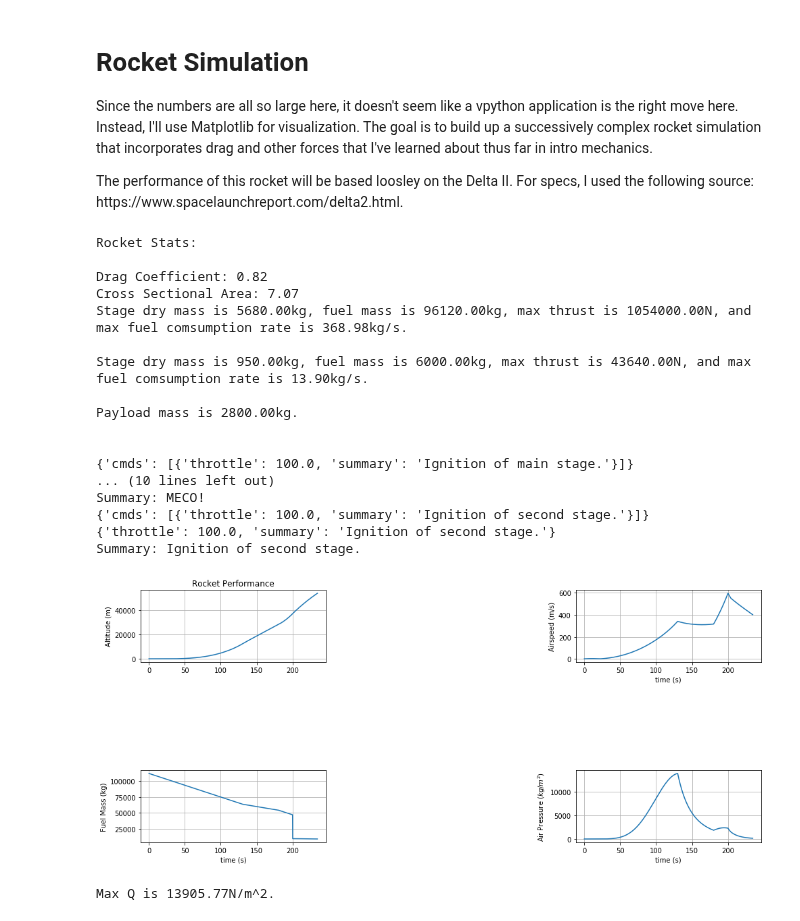
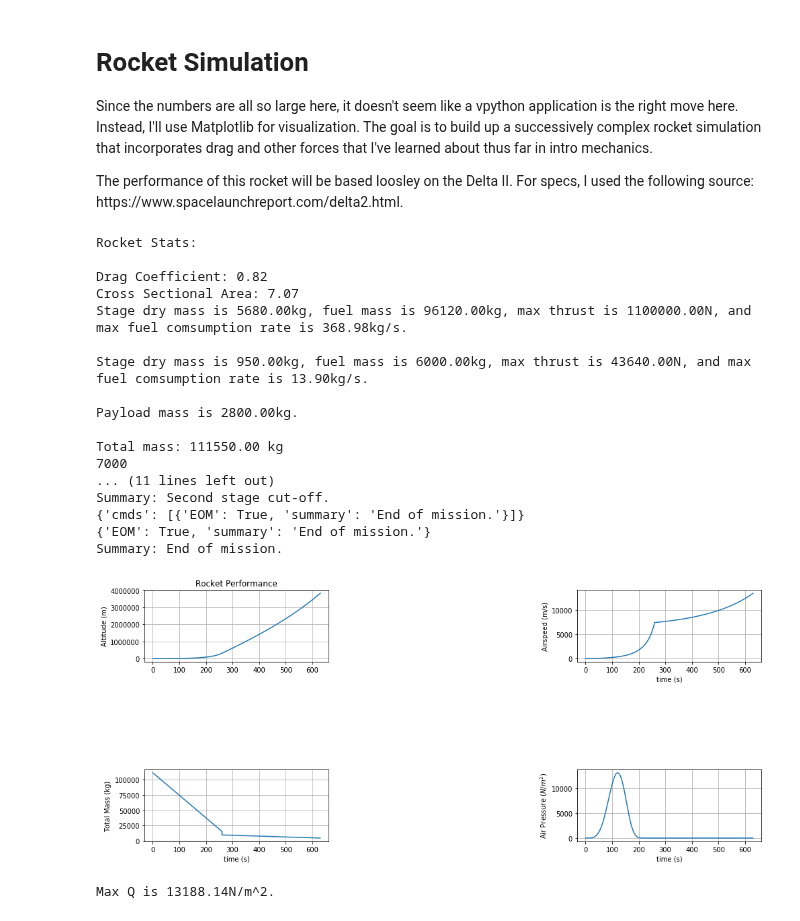
Before and after one commit to PSR193721/Delta2Simulator, a Jupyter notebook: rocket.ipynb, the cells around one changed output. Saved outputs shown, nothing was run; the diff lists cells and outputs as text; code cells hidden in the pictures.

Commit message:
flt plan messages and more
a few minor tweaks includeing pring statements for flt plan cmds, and a few changes to the Rocket class.

```diff
--- a/rocket.ipynb
+++ b/rocket.ipynb
@@ -14,14 +14,27 @@ import json
 g = 9.8 # acceleration due to gravity near the Earth's surface
 dt = 0.01 # simulation time step
 t = 0 # simulation time
-burn_time = 260.5 # TODO: burn time of main engine. temp var, will replace when dmdt != 0
 
 # atmosphere
 rho_air = lambda altitude: 1.225*exp(-altitude/8500) # atmospheric density as a function of altitude
 
+def atmo_pressure(altitude):
+    if altitude >= 2.5E4:
+        T = -131.21 + 0.00299*altitude
+        P = 2.488*((T+273.1)/216.6)**-11.388
+    elif altitude >= 1.1E4 and altitude < 2.5E4:
+        T = -56.46
+        P = 22.65*np.exp(1.73 - 0.000157*altitude)
+    else:
+        T = 15.04 - 0.00649*altitude
+        P = 101.29*((T+273.1)/288.08)**5.256
+
+    #convert from kPa to Pa and return
+    return P*1000
+
 # Create a rocket
 deltaII = Rocket(pos=Vector(0,0,0), coeff_drag=0.82, cross_sec_area=np.pi*1.5**2)
-main_stage = Stage({"dry_mass": 5.680E3, "fuel_mass": 9.6120E4, "max_thrust_mag": 1.054000E6, "max_dmdt": 368.98})
+main_stage = Stage({"dry_mass": 5.680E3, "fuel_mass": 9.6120E4, "max_thrust_mag": 1.10E6, "max_dmdt": 368.98}) #8.89659E5
 second_stage = Stage({"dry_mass": 950.0, "fuel_mass": 6000.0, "max_thrust_mag": 4.3640E4, "max_dmdt": 13.9})
 deltaII.add_stage(main_stage)
 deltaII.add_stage(second_stage)
@@ -30,22 +43,31 @@ deltaII.add_payload(payload)
 
 print(deltaII)
 
+# load flight plan from file
+with open('flt-plan.json') as f:
+  flt_plan = json.load(f)
+
+total_data_points = 0
+
+if len(flt_plan) > 0:
+    cmd = flt_plan[-1]
+    try:
+        total_data_points = int(float(next(iter(cmd)))) * 10
+        print(total_data_points)
+    except:
+        raise ValueError
+
 # data collection variables
 idx = 0
 data_point_counter = 0
-total_data_points = 2605
 data_time = np.zeros(total_data_points)
 data_altitude = np.zeros(total_data_points)
 data_velocity = np.zeros(total_data_points)
 data_mass = np.zeros(total_data_points)
 data_pressure = np.zeros(total_data_points)
 
-# load flight plan from file
-with open('flt-plan.json') as f:
-  flt_plan = json.load(f)
-
 def check_flt_plan(time):
-    global flt_plan
+    global flt_plan, EOM
     tm = "{:0.2f}".format(time)
     menu = next((d for i,d in enumerate(flt_plan) if tm in d), None)
     if menu is not None:
@@ -60,10 +82,16 @@ def check_flt_plan(time):
                 deltaII.adjust_throttle(cmd["throttle"])
             if cmd.get("separate", None) is not None:
                 deltaII.separate_active_stage()
+            if cmd.get("EOM", None) is not None:
+                EOM = True
             # print command summary
             print("Summary: {:}".format(cmd.get("summary", "None")))
 
-while t <= burn_time:
+EOM = False
+while not EOM:
+
+    # check flight plan for updates
+    check_flt_plan(t)
 
     # calculate net force on rocket
     Fgrav = Vector(0,-deltaII.get_total_mass()*g,0)
@@ -84,9 +112,6 @@ while t <= burn_time:
 
     deltaII.update_total_mass(dt)
 
-    # check flight plan for updates
-    check_flt_plan(t)
-
     if data_point_counter == 9 and idx < total_data_points:
         data_point_counter = 0
         data_time[idx] = t
@@ -98,6 +123,9 @@ while t <= burn_time:
 
     data_point_counter += 1
     t += dt
+
+    if t > 800.0:
+        EOM = True
 
 plt.figure(figsize=(15, 15))
 
@@ -111,42 +139,42 @@ plt.subplot(4, 2, 2)
 plt.plot(data_time, data_velocity)
 plt.xlabel('time (s)')
 plt.ylabel('Airspeed (m/s)')
 plt.grid(True)
 
 plt.subplot(4, 2, 3)
 plt.plot(data_time, data_mass)
 plt.xlabel('time (s)')
-plt.ylabel('Fuel Mass (kg)')
+plt.ylabel('Total Mass (kg)')
 plt.grid(True)
 
 plt.subplot(4, 2, 4)
 plt.plot(data_time, data_pressure)
 plt.xlabel('time (s)')
-plt.ylabel('Air Pressure ($kg/m^2$)')
+plt.ylabel('Air Pressure ($N/m^2$)')
 plt.grid(True)
 
 plt.subplots_adjust(top=0.92, bottom=0.08, left=0.10, right=0.95, hspace=1.5, wspace=1.35)
 plt.show()
 
 max_Q = np.amax(data_pressure)
 print("Max Q is {:0.2f}N/m^2.".format(max_Q))
 # %% [output]
 Rocket Stats:
 
 Drag Coefficient: 0.82
 Cross Sectional Area: 7.07
-Stage dry mass is 5680.00kg, fuel mass is 96120.00kg, max thrust is 1054000.00N, and max fuel comsumption rate is 368.98kg/s.
+Stage dry mass is 5680.00kg, fuel mass is 96120.00kg, max thrust is 1100000.00N, and max fuel comsumption rate is 368.98kg/s.
 
 Stage dry mass is 950.00kg, fuel mass is 6000.00kg, max thrust is 43640.00N, and max fuel comsumption rate is 13.90kg/s.
 
 Payload mass is 2800.00kg.
 
-
-{'cmds': [{'throttle': 100.0, 'summary': 'Ignition of main stage.'}]}
-... (10 lines left out)
-Summary: MECO!
-{'cmds': [{'throttle': 100.0, 'summary': 'Ignition of second stage.'}]}
-{'throttle': 100.0, 'summary': 'Ignition of second stage.'}
-Summary: Ignition of second stage.
+Total mass: 111550.00 kg
+7000
+... (11 lines left out)
+Summary: Second stage cut-off.
+{'cmds': [{'EOM': True, 'summary': 'End of mission.'}]}
+{'EOM': True, 'summary': 'End of mission.'}
+Summary: End of mission.
-[figure, old version]
+[figure, new version]
-Max Q is 13905.77N/m^2.
+Max Q is 13188.14N/m^2.
```
Also changed, not shown: 2 other files.
